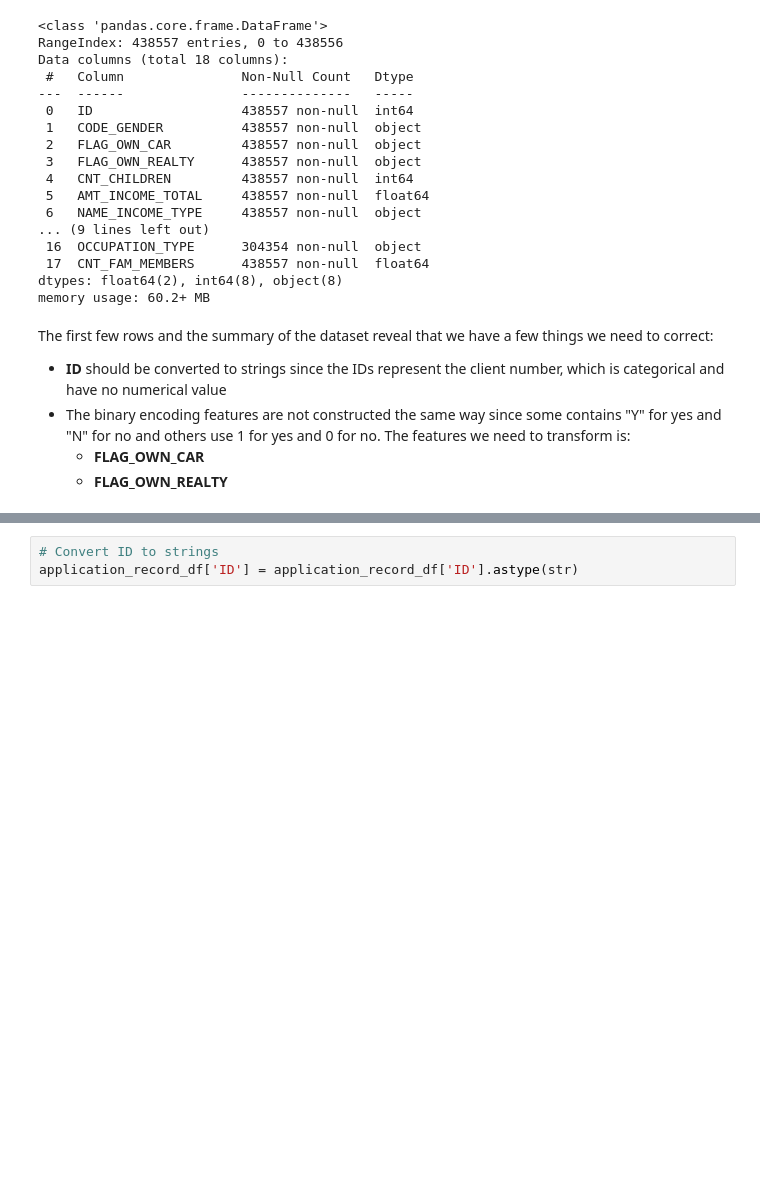
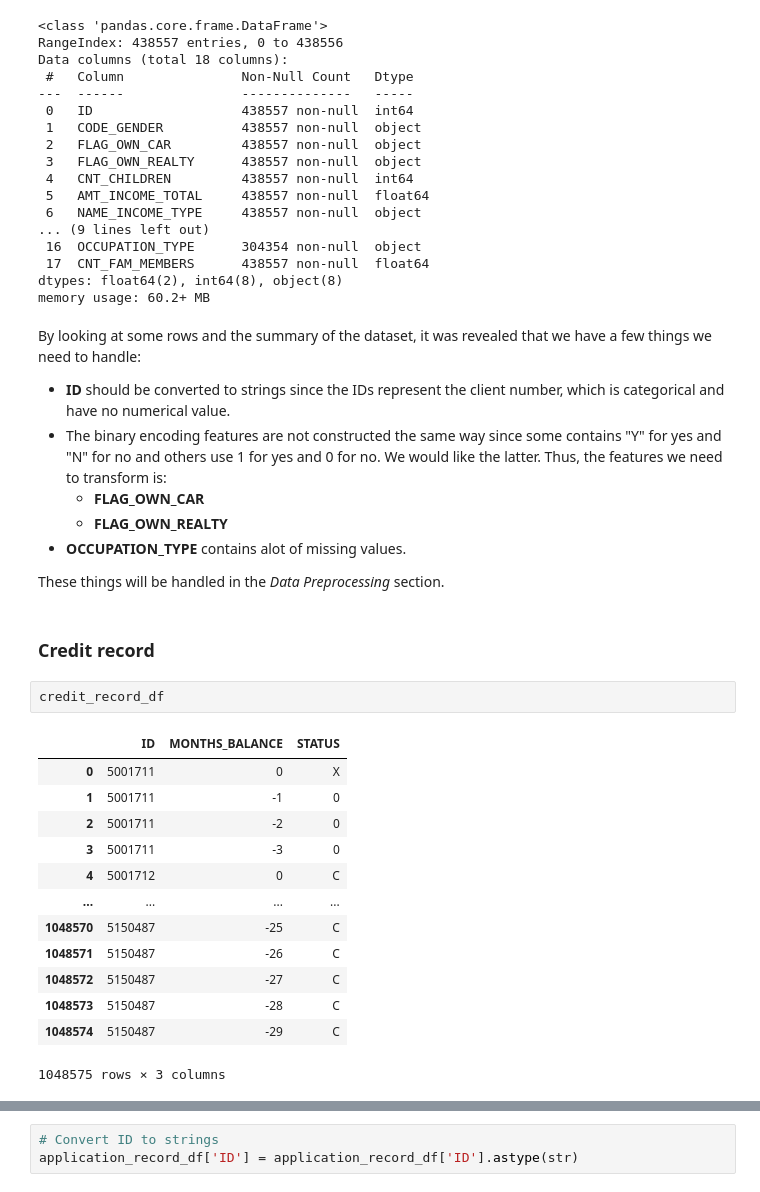
Before and after one commit to DataYankie/CreditCardApproval, a Jupyter notebook: CreditCardApproval.ipynb, the cells around one changed output, grey strips where cells are left out. Drawn from its saved outputs; the diff is of its cells as text; blank space fills up the shorter version.

```diff
--- a/CreditCardApproval.ipynb
+++ b/CreditCardApproval.ipynb
@@ -58,8 +81,29 @@ Data columns (total 18 columns):
 dtypes: float64(2), int64(8), object(8)
 memory usage: 60.2+ MB
 # %% [markdown]
-The first few rows and the summary of the dataset reveal that we have a few things we need to correct:
-- **ID** should be converted to strings since the IDs represent the client number, which is categorical and have no numerical value
-- The binary encoding features are not constructed the same way since some contains "Y" for yes and "N" for no and others use 1 for yes and 0 for no. The features we need to transform is:
+By looking at some rows and the summary of the dataset, it was revealed that we have a few things we need to handle:
+- **ID** should be converted to strings since the IDs represent the client number, which is categorical and have no numerical value.
+- The binary encoding features are not constructed the same way since some contains "Y" for yes and "N" for no and others use 1 for yes and 0 for no. We would like the latter. Thus, the features we need to transform is:
     - **FLAG_OWN_CAR**
     - **FLAG_OWN_REALTY**
+- **OCCUPATION_TYPE** contains alot of missing values.
+
+These things will be handled in the *Data Preprocessing* section.
+# %% [markdown]
+### Credit record
+# %%
+credit_record_df
+# %% [output]
+|  | ID | MONTHS_BALANCE | STATUS |
+| 0 | 5001711 | 0 | X |
+| 1 | 5001711 | -1 | 0 |
+| 2 | 5001711 | -2 | 0 |
+| 3 | 5001711 | -3 | 0 |
+| 4 | 5001712 | 0 | C |
+| ... | ... | ... | ... |
+| 1048570 | 5150487 | -25 | C |
+| 1048571 | 5150487 | -26 | C |
+| 1048572 | 5150487 | -27 | C |
+| 1048573 | 5150487 | -28 | C |
+| 1048574 | 5150487 | -29 | C |
+1048575 rows × 3 columns
```
Also changed, not shown: parts of 39 cells of this notebook.
